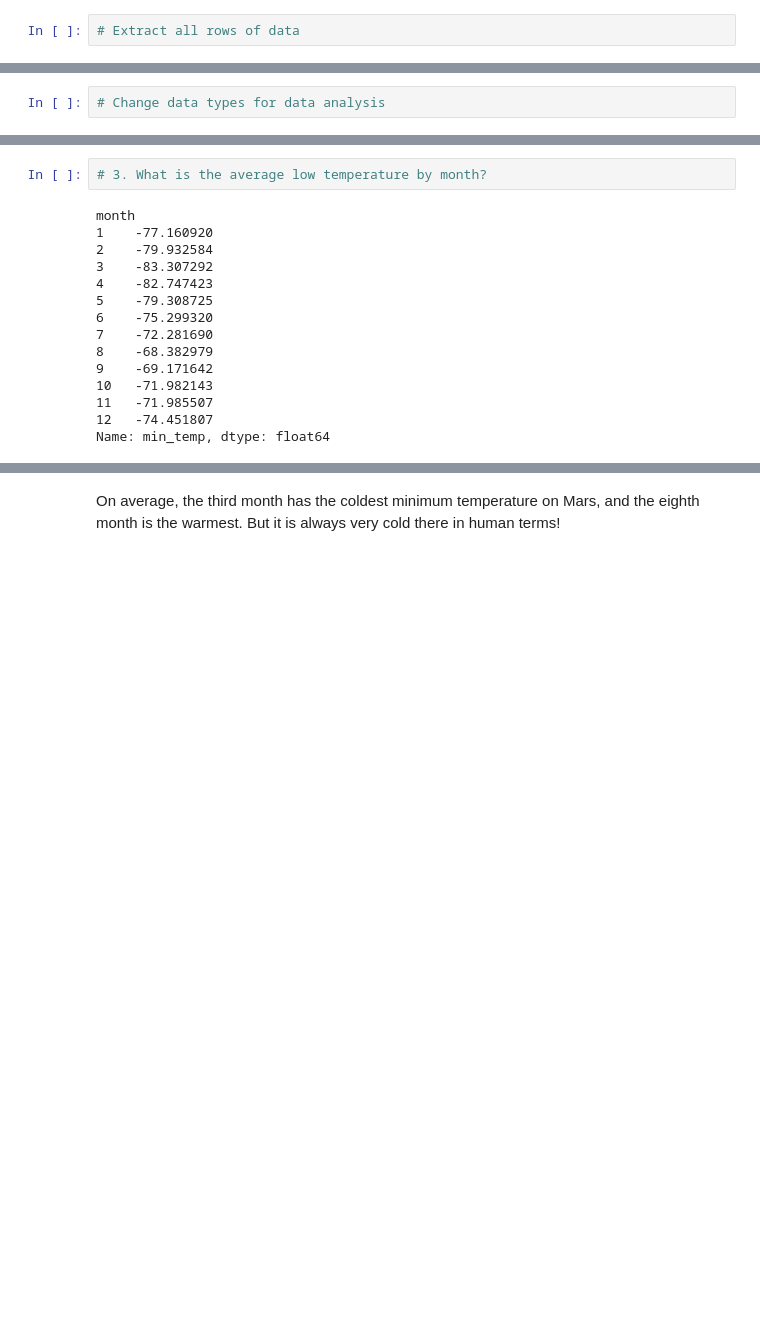
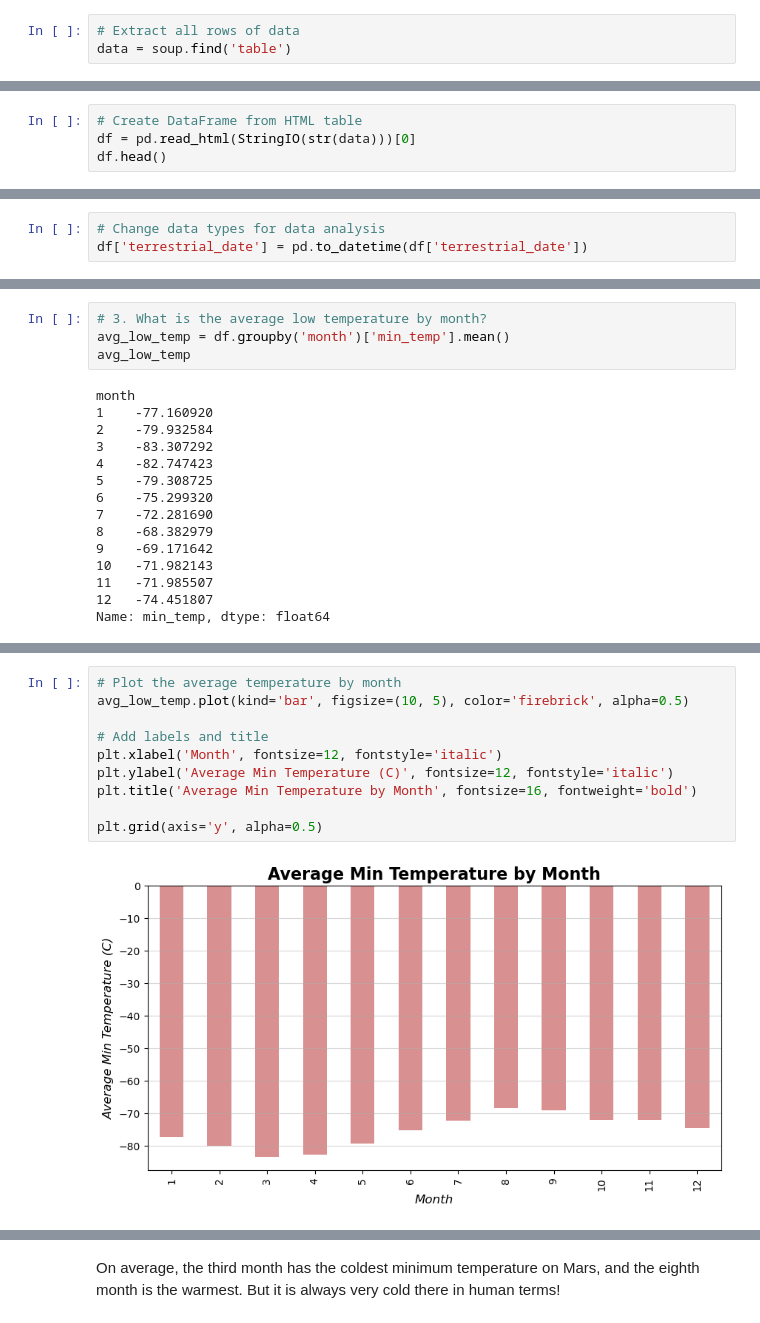
Before and after one commit to wrp94/ds-hw-11-data-collection, a Jupyter notebook: Mars_Data/part_2_mars_weather.ipynb, the cells around one changed output, grey strips where cells are left out. Cells and saved outputs as stored; diff of their text form; blank space fills up the shorter version.

```diff
--- a/Mars_Data/part_2_mars_weather.ipynb
+++ b/Mars_Data/part_2_mars_weather.ipynb
@@ -31,5 +31,6 @@ Note that this can also be achieved by using the Pandas `read_html` function. Ho
 # %%
 # Extract all rows of data
+data = soup.find('table')
 # %% [markdown]
 ### Step 3: Store the Data
 
@@ -59,0 +46,4 @@ Assemble the scraped data into a Pandas DataFrame. The columns should have the s
+# %%
+# Create DataFrame from HTML table
+df = pd.read_html(StringIO(str(data)))[0]
+df.head()
@@ -76,5 +72,6 @@ pressure            object
 dtype: object
 # %%
 # Change data types for data analysis
+df['terrestrial_date'] = pd.to_datetime(df['terrestrial_date'])
 # %%
 # Confirm type changes were successful by examining data types again
@@ -125,6 +128,8 @@ Name: month, dtype: int64
 1867
 # %%
 # 3. What is the average low temperature by month?
+avg_low_temp = df.groupby('month')['min_temp'].mean()
+avg_low_temp
 # %% [output]
 month
 1    -77.160920
@@ -150,0 +148,12 @@ Name: min_temp, dtype: float64
+# %%
+# Plot the average temperature by month
+avg_low_temp.plot(kind='bar', figsize=(10, 5), color='firebrick', alpha=0.5)
+
+# Add labels and title
+plt.xlabel('Month', fontsize=12, fontstyle='italic')
+plt.ylabel('Average Min Temperature (C)', fontsize=12, fontstyle='italic')
+plt.title('Average Min Temperature by Month', fontsize=16, fontweight='bold')
+
+plt.grid(axis='y', alpha=0.5)
+# %% [output]
+[figure, added]
```
Also changed, not shown: parts of 24 cells of this notebook, 2 other files.
